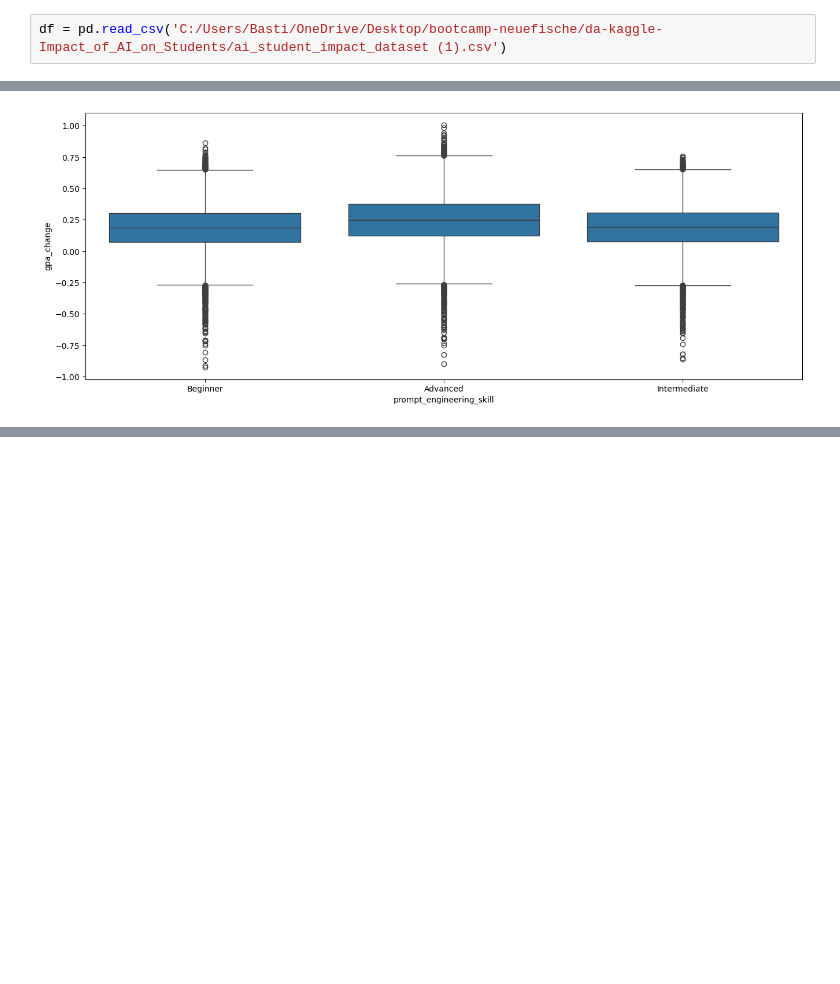
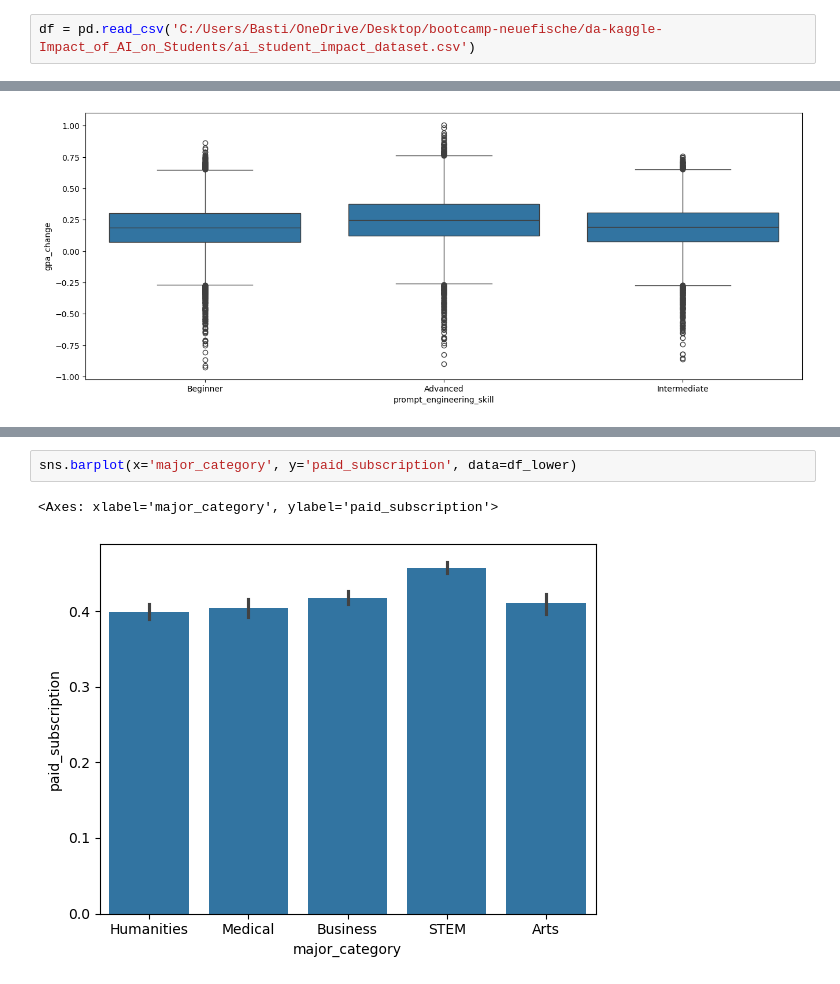
Before and after one commit to baumi555/da-kaggle-Impact_of_AI_on_Student, a Jupyter notebook: Exercise_kaggle.ipynb, the cells around one changed output, grey strips where cells are left out. Saved outputs shown, nothing was run; the diff lists cells and outputs as text; blank space fills up the shorter version.

```diff
--- a/Exercise_kaggle.ipynb
+++ b/Exercise_kaggle.ipynb
@@ -2,7 +2,7 @@
 import pandas as pd
 import matplotlib.pyplot as plt
 # %%
-df = pd.read_csv('C:/Users/Basti/OneDrive/Desktop/bootcamp-neuefische/da-kaggle-Impact_of_AI_on_Students/ai_student_impact_dataset (1).csv')
+df = pd.read_csv('C:/Users/Basti/OneDrive/Desktop/bootcamp-neuefische/da-kaggle-Impact_of_AI_on_Students/ai_student_impact_dataset.csv')
 # %%
 df.head()
 # %% [output]
@@ -101,0 +112,5 @@ sns.boxplot(x='prompt_engineering_skill', y='gpa_change', data=df_lower)
+# %%
+sns.barplot(x='major_category', y='paid_subscription', data=df_lower)
+# %% [output]
+<Axes: xlabel='major_category', ylabel='paid_subscription'>
+[figure, added]
```
Also changed, not shown: parts of 3 cells of this notebook, 1 other file.
